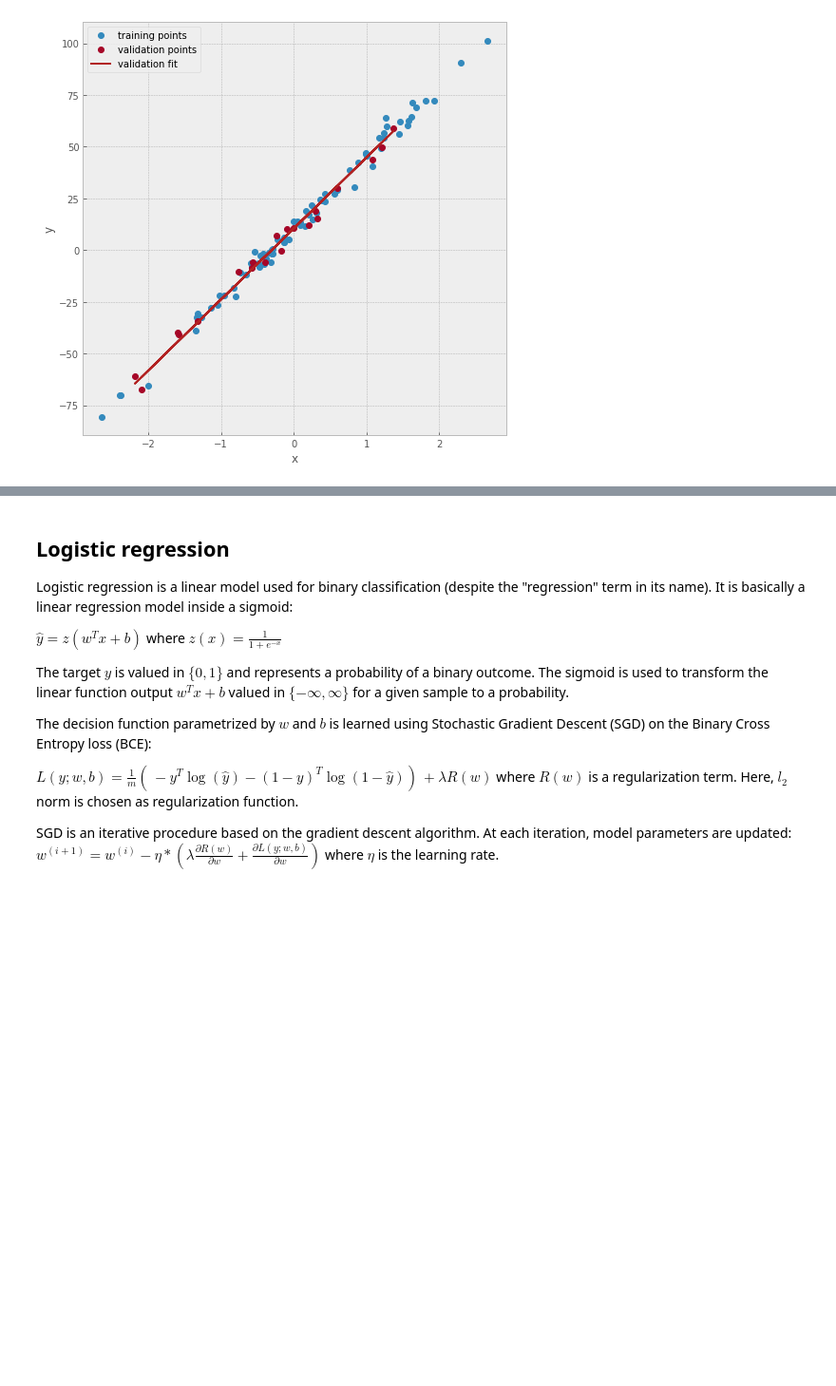
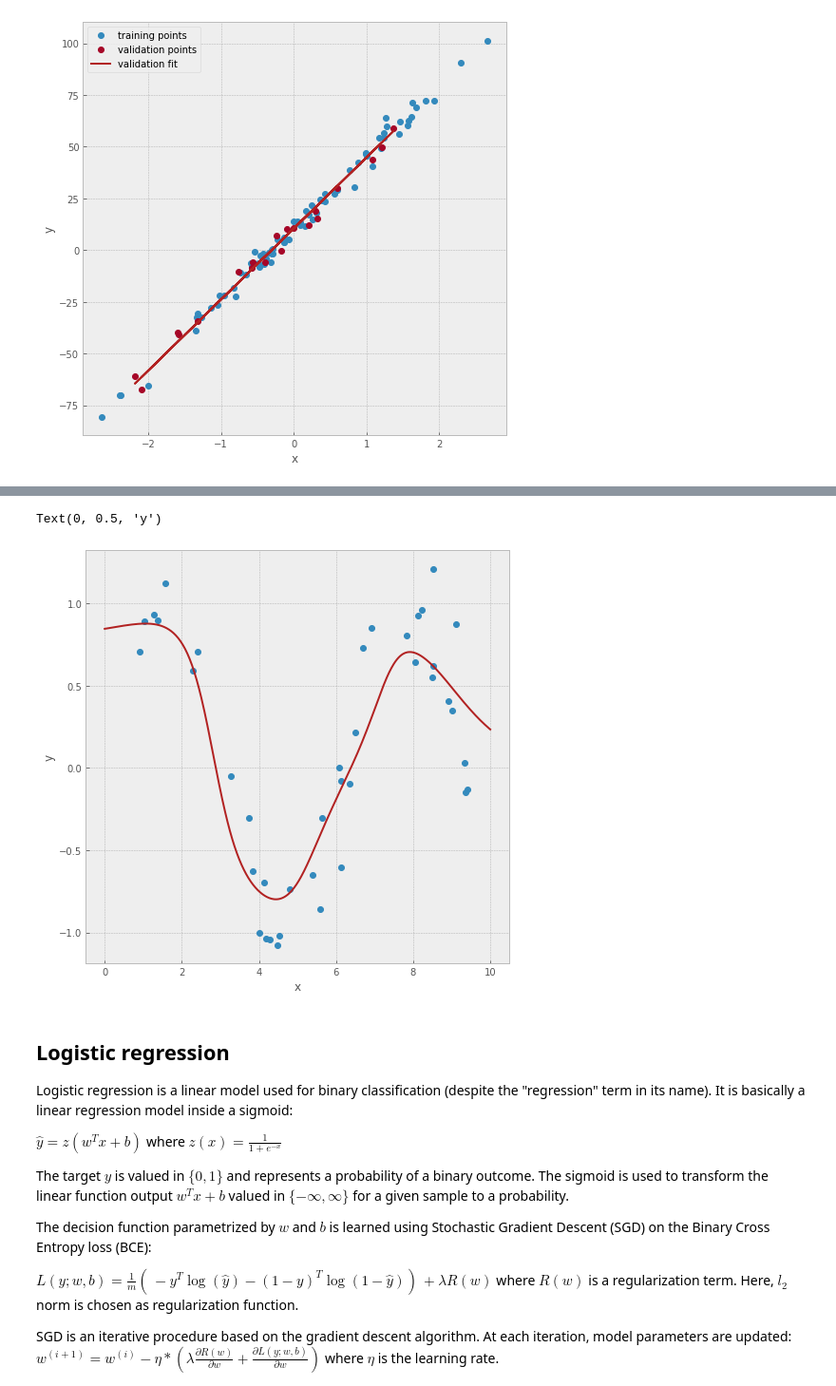
Before and after one commit to clabrugere/numpy-basics, a Jupyter notebook: notebooks/notebook.ipynb, the cells around one changed output, grey strips where cells are left out. Shown at 95% size. Cells and saved outputs as stored; diff of their text form; code cells hidden in the pictures; blank space fills up the shorter version.

Commit message:
added kernel regression

```diff
--- a/notebooks/notebook.ipynb
+++ b/notebooks/notebook.ipynb
@@ -81,3 +90,25 @@ Model RMSE: 3.69
+# %%
+from models.kernel_regression import KernelRegression, RBFKernel, PolyKernel
+
+
+X = np.sort(10 * np.random.rand(40, 1), axis=0)
+X_test = np.linspace(0, 10, 500)[:, None]
+y = np.sin(X).ravel()
+y = y + np.random.normal(0, .2, y.shape)
+
+rbf = RBFKernel(gamma=1)
+kernel_regression = KernelRegression(rbf)
+kernel_regression.fit(X, y)
+y_hat = kernel_regression.predict(X_test)
+
+fig, ax = plt.subplots(figsize=(8, 8))
+ax.plot(X, y, lw=0., marker='o')
+ax.plot(X_test, y_hat, c='firebrick')
+ax.set_xlabel('x')
+ax.set_ylabel('y')
+# %% [output]
+Text(0, 0.5, 'y')
+[figure, added]
 # %% [markdown]
 ## Logistic regression
 
```
Also changed, not shown: parts of 3 cells of this notebook, 2 other files.
